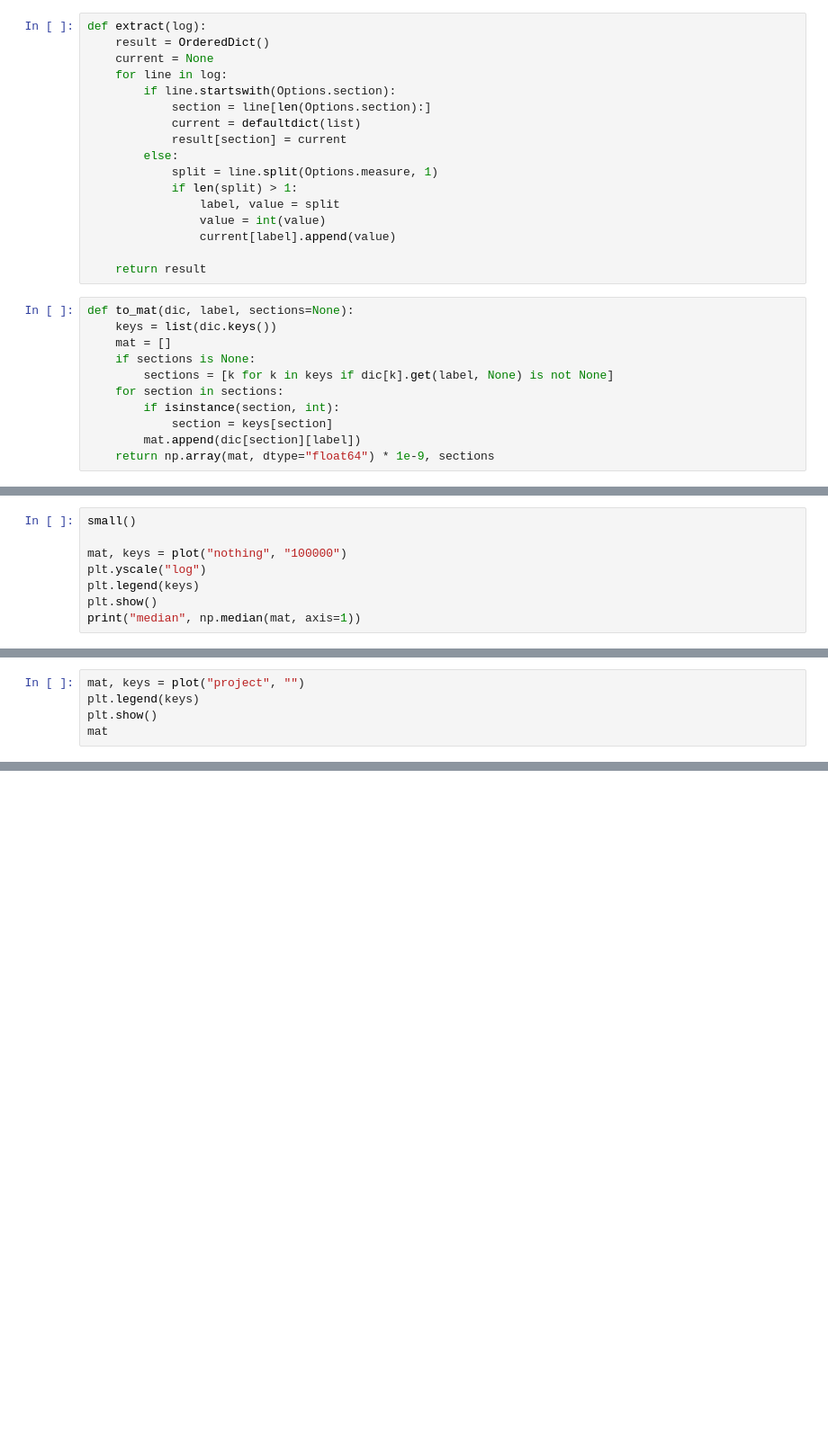
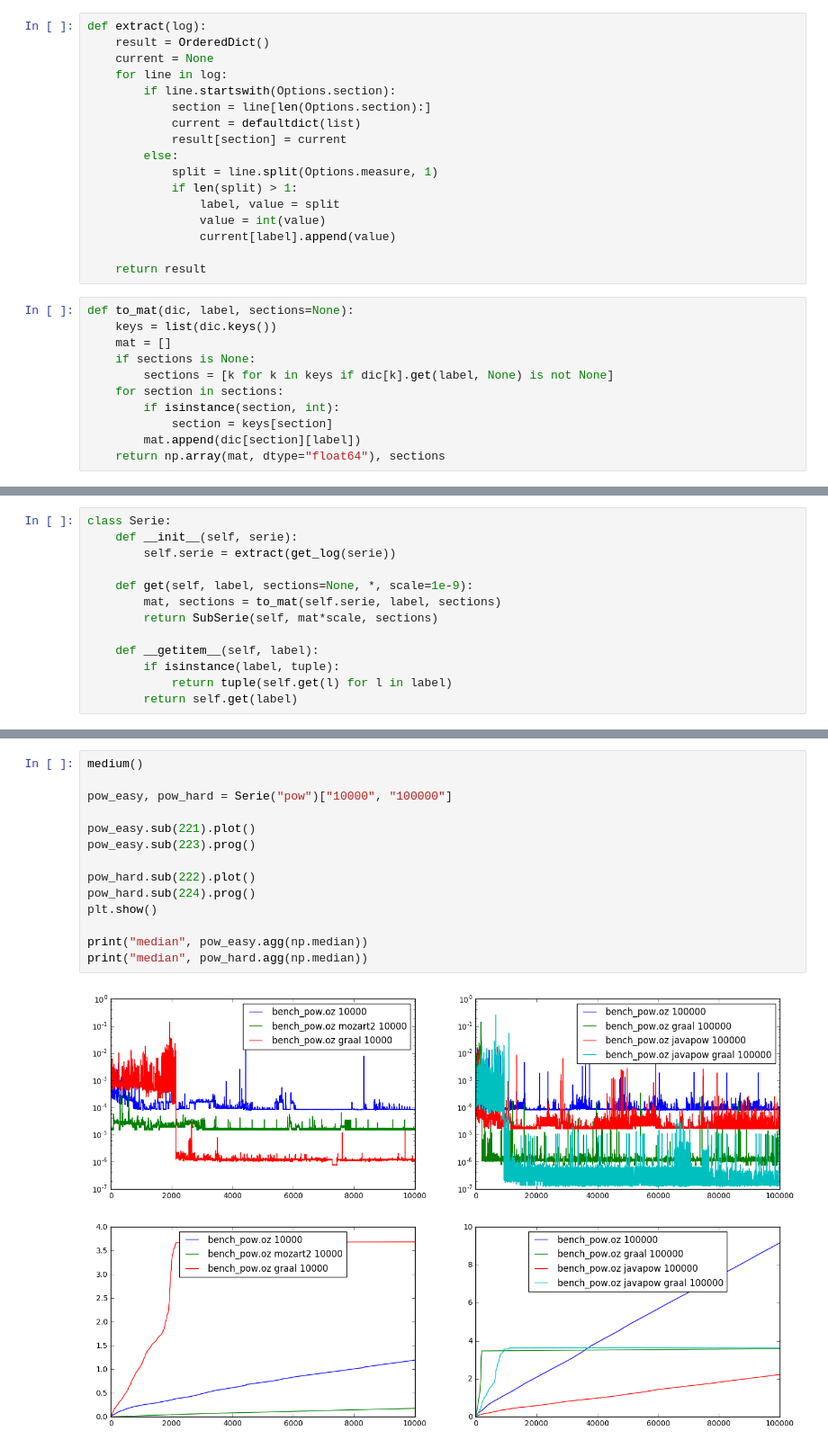
Before and after one commit to mistasse/mozart-graal-benchmarking, a Jupyter notebook: notebook.ipynb, the cells around one changed output, grey strips where cells are left out. Shown: that part at 90% size. Drawn from its saved outputs; the diff is of its cells as text; blank space fills up the shorter version.

Commit message:
Add some OOP features for plots, also plot the cumulative execution times

```diff
--- a/notebook.ipynb
+++ b/notebook.ipynb
@@ -47,4 +47,4 @@ def to_mat(dic, label, sections=None):
         if isinstance(section, int):
             section = keys[section]
         mat.append(dic[section][label])
-    return np.array(mat, dtype="float64") * 1e-9, sections
+    return np.array(mat, dtype="float64"), sections
@@ -65,8 +50,0 @@ def plot_progression(serie, label, sections=None):
-# %%
-small()
-
-mat, keys = plot("nothing", "100000")
-plt.yscale("log")
-plt.legend(keys)
-plt.show()
-print("median", np.median(mat, axis=1))
@@ -115,5 +50,0 @@ median [ 0.01272828  0.00082688  0.00692523]
-# %%
-mat, keys = plot("project", "")
-plt.legend(keys)
-plt.show()
-mat
@@ -123,0 +51,13 @@ array([[ 18.0697297 ],
+# %%
+class Serie:
+    def __init__(self, serie):
+        self.serie = extract(get_log(serie))
+
+    def get(self, label, sections=None, *, scale=1e-9):
+        mat, sections = to_mat(self.serie, label, sections)
+        return SubSerie(self, mat*scale, sections)
+
+    def __getitem__(self, label):
+        if isinstance(label, tuple):
+            return tuple(self.get(l) for l in label)
+        return self.get(label)
@@ -123,0 +110,16 @@ array([[ 18.0697297 ],
+# %%
+medium()
+
+pow_easy, pow_hard = Serie("pow")["10000", "100000"]
+
+pow_easy.sub(221).plot()
+pow_easy.sub(223).prog()
+
+pow_hard.sub(222).plot()
+pow_hard.sub(224).prog()
+plt.show()
+
+print("median", pow_easy.agg(np.median))
+print("median", pow_hard.agg(np.median))
+# %% [output]
+[figure, added]
```
Also changed, not shown: parts of 14 cells of this notebook.
